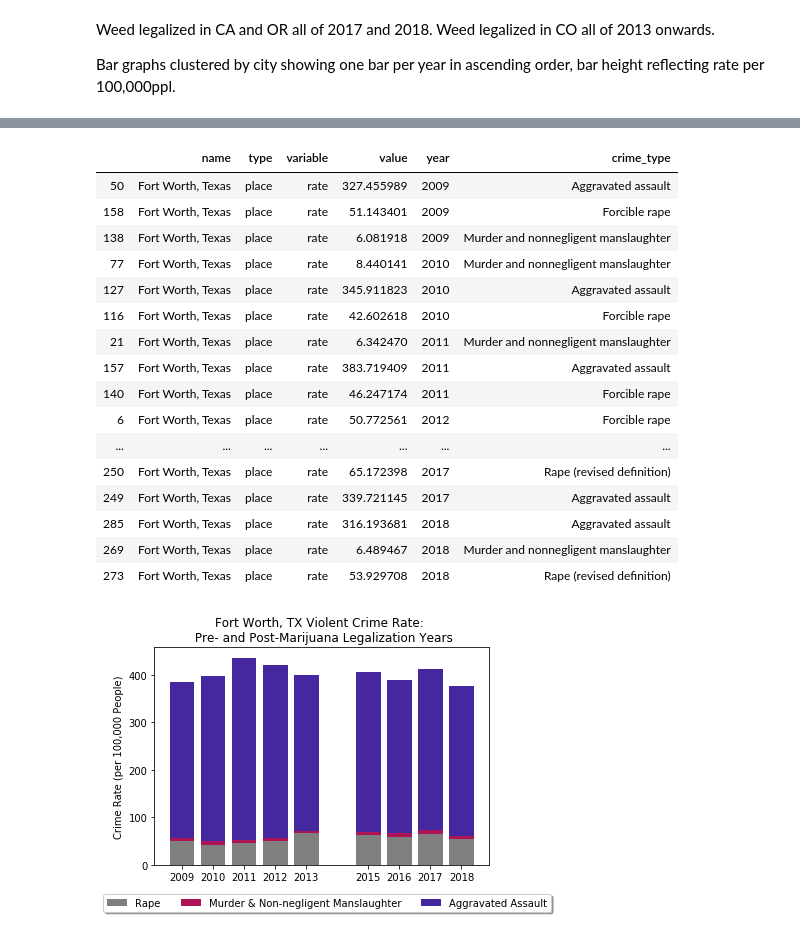
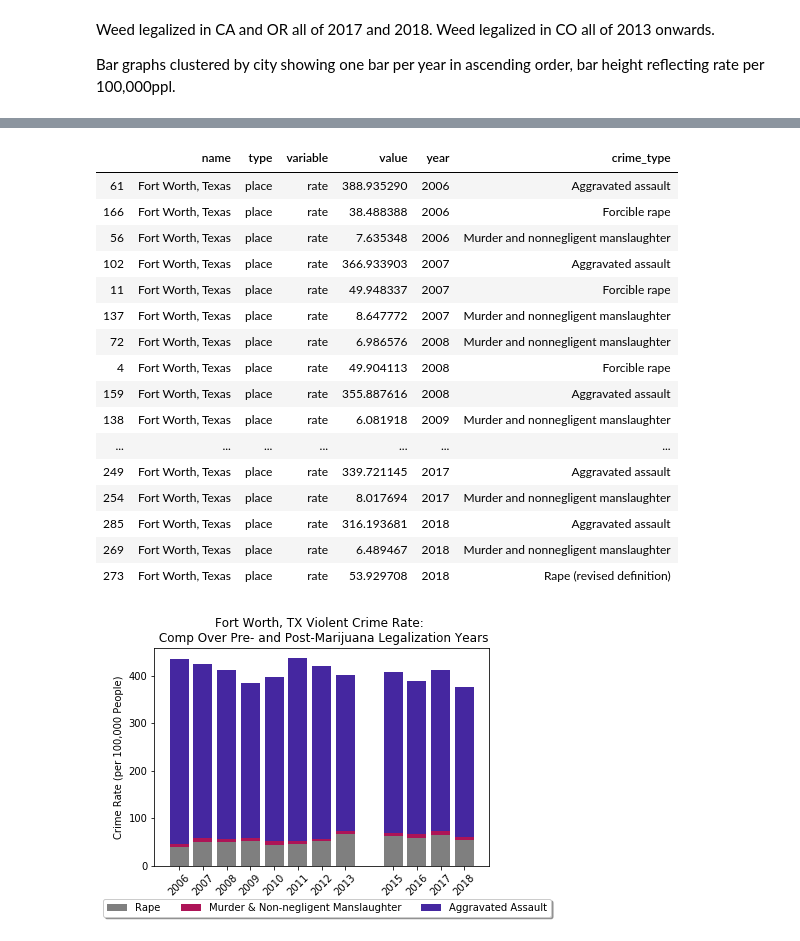
Before and after one commit to rose-gonoud/project1, a Jupyter notebook: CO_NY_CA_TX_finalAnalysis.ipynb, the cells around one changed output, grey strips where cells are left out. Drawn from its saved outputs; the diff is of its cells as text; code cells hidden in the pictures.

```diff
--- a/CO_NY_CA_TX_finalAnalysis.ipynb
+++ b/CO_NY_CA_TX_finalAnalysis.ipynb
@@ -546,7 +551,7 @@ CAcrimeRatesNVComparison
 # %%
 # TX HAS NO 2014 DATA!
 file_to_load3 = os.path.join("Output CSVs", "Fortworth.csv")
-TXyears = [2009, 2010, 2011, 2012, 2013, 2015, 2016, 2017, 2018]
+TXyears = [2006, 2007, 2008, 2009, 2010, 2011, 2012, 2013, 2015, 2016, 2017, 2018]
 
 # load your city's CSV in a dataframe
 TXcrimeDF = pd.read_csv(file_to_load3)
@@ -576,47 +581,47 @@ TXrape = TXcrimeRatesViolent.loc[TXcrimeRatesViolent["crime_type"].isin(rapeCate
 TXrape = TXrape.set_index(["year"])
 
 TXmurder = TXcrimeRatesViolent.loc[TXcrimeRatesViolent["crime_type"] == "Murder and nonnegligent manslaughter"]
 TXmurder = TXmurder.set_index(["year"])
 
 TXassault = TXcrimeRatesViolent.loc[TXcrimeRatesViolent["crime_type"] == "Aggravated assault"]
 TXassault = TXassault.set_index(["year"])
 
 # Create a stacked bar plot where each crime type is in a distinct color:
 
 # indices of each dataframe are the same size, can use arbitrary one for plot x-axis
 TX_x_axis = TXrape.index
 # each bar is a line here
 p1 = plt.bar(TX_x_axis, TXrape["value"], color='black', alpha=0.5, align="center")
 # the bottom arguments indicate where to start the second, third, etc bar in the set. From 2 on they become sums:
 p2 = plt.bar(TX_x_axis, TXmurder["value"].values, color='#AD1457', bottom=TXrape["value"].values)
 p3 = plt.bar(TX_x_axis, TXassault["value"].values, color='#4527A0', bottom=(TXmurder["value"] + TXrape["value"]).values)
 
 tick_locations = [value for value in TX_x_axis]
-plt.xticks(tick_locations, TXyears)
-plt.title("Fort Worth, TX Violent Crime Rate: \n Pre- and Post-Marijuana Legalization Years")
+plt.xticks(tick_locations, TXyears, rotation=45)
+plt.title("Fort Worth, TX Violent Crime Rate: \n Comp Over Pre- and Post-Marijuana Legalization Years")
 plt.ylabel("Crime Rate (per 100,000 People)")
-plt.legend((p1[0], p2[0], p3[0]), ("Rape", "Murder & Non-negligent Manslaughter", "Aggravated Assault"), bbox_to_anchor=(1.2, -0.11),
+plt.legend((p1[0], p2[0], p3[0]), ("Rape", "Murder & Non-negligent Manslaughter", "Aggravated Assault"), bbox_to_anchor=(1.2, -0.13),
           fancybox=True, shadow=True, ncol=5)
 TXcrimeRatesViolent
 # %% [output]
 |  | name | type | variable | value | year | crime_type |
-| 50 | Fort Worth, Texas | place | rate | 327.455989 | 2009 | Aggravated assault |
-| 158 | Fort Worth, Texas | place | rate | 51.143401 | 2009 | Forcible rape |
+| 61 | Fort Worth, Texas | place | rate | 388.935290 | 2006 | Aggravated assault |
+| 166 | Fort Worth, Texas | place | rate | 38.488388 | 2006 | Forcible rape |
+| 56 | Fort Worth, Texas | place | rate | 7.635348 | 2006 | Murder and nonnegligent manslaughter |
+| 102 | Fort Worth, Texas | place | rate | 366.933903 | 2007 | Aggravated assault |
+| 11 | Fort Worth, Texas | place | rate | 49.948337 | 2007 | Forcible rape |
+| 137 | Fort Worth, Texas | place | rate | 8.647772 | 2007 | Murder and nonnegligent manslaughter |
+| 72 | Fort Worth, Texas | place | rate | 6.986576 | 2008 | Murder and nonnegligent manslaughter |
+| 4 | Fort Worth, Texas | place | rate | 49.904113 | 2008 | Forcible rape |
+| 159 | Fort Worth, Texas | place | rate | 355.887616 | 2008 | Aggravated assault |
 | 138 | Fort Worth, Texas | place | rate | 6.081918 | 2009 | Murder and nonnegligent manslaughter |
-| 77 | Fort Worth, Texas | place | rate | 8.440141 | 2010 | Murder and nonnegligent manslaughter |
-| 127 | Fort Worth, Texas | place | rate | 345.911823 | 2010 | Aggravated assault |
-| 116 | Fort Worth, Texas | place | rate | 42.602618 | 2010 | Forcible rape |
-| 21 | Fort Worth, Texas | place | rate | 6.342470 | 2011 | Murder and nonnegligent manslaughter |
-| 157 | Fort Worth, Texas | place | rate | 383.719409 | 2011 | Aggravated assault |
-| 140 | Fort Worth, Texas | place | rate | 46.247174 | 2011 | Forcible rape |
-| 6 | Fort Worth, Texas | place | rate | 50.772561 | 2012 | Forcible rape |
 | ... | ... | ... | ... | ... | ... | ... |
-| 250 | Fort Worth, Texas | place | rate | 65.172398 | 2017 | Rape (revised definition) |
 | 249 | Fort Worth, Texas | place | rate | 339.721145 | 2017 | Aggravated assault |
+| 254 | Fort Worth, Texas | place | rate | 8.017694 | 2017 | Murder and nonnegligent manslaughter |
 | 285 | Fort Worth, Texas | place | rate | 316.193681 | 2018 | Aggravated assault |
 | 269 | Fort Worth, Texas | place | rate | 6.489467 | 2018 | Murder and nonnegligent manslaughter |
 | 273 | Fort Worth, Texas | place | rate | 53.929708 | 2018 | Rape (revised definition) |
-[figure, old version]
+[figure, new version]
 # %%
 # Non-violent crime categorization for NY starts here:
 # create non-violent crimes list
```
Also changed, not shown: parts of 10 cells of this notebook.
